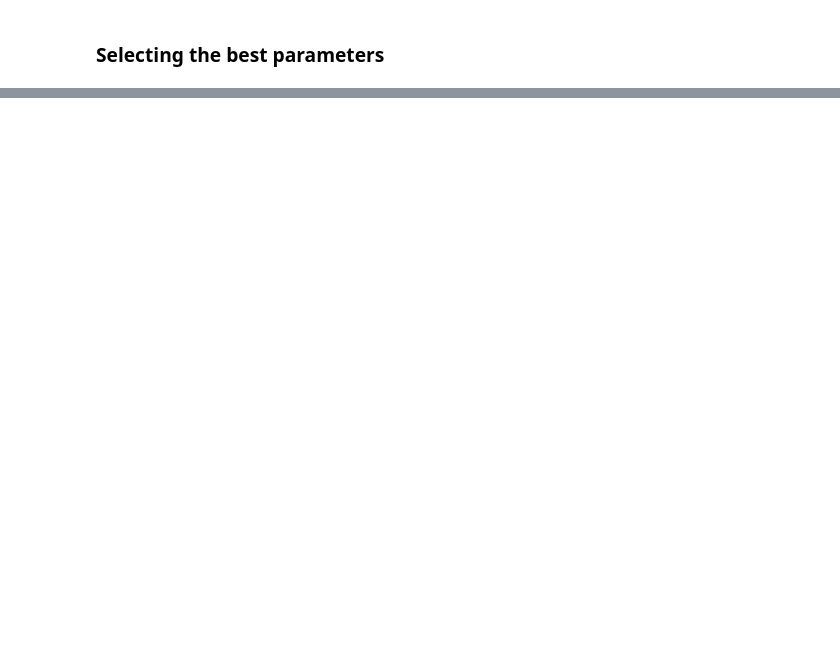
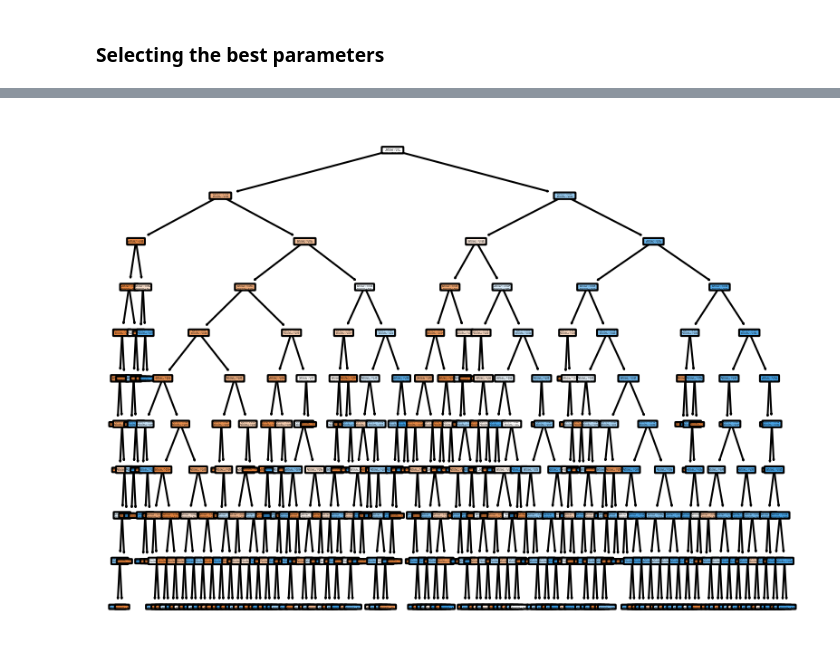
Before and after one commit to Lvago/MD_D1_3_12, a Jupyter notebook: Projecte2/Decision_trees.ipynb, the cells around one changed output, grey strips where cells are left out. Drawn from its saved outputs; the diff is of its cells as text; code cells hidden in the pictures; blank space fills up the shorter version.

```diff
--- a/Projecte2/Decision_trees.ipynb
+++ b/Projecte2/Decision_trees.ipynb
@@ -353,0 +402,9 @@ weighted avg       0.70      0.84      0.76      2514
+# %%
+#print the decision tree
+fig = plt.gcf()
+fig.set_dpi(150)
+tree.plot_tree(clf, filled=True,rounded=True)
+fig.savefig('2nd_tree.png')
+plt.show()
+# %% [output]
+[figure, added]
```
Also changed, not shown: parts of 13 cells of this notebook, 1 other file.
